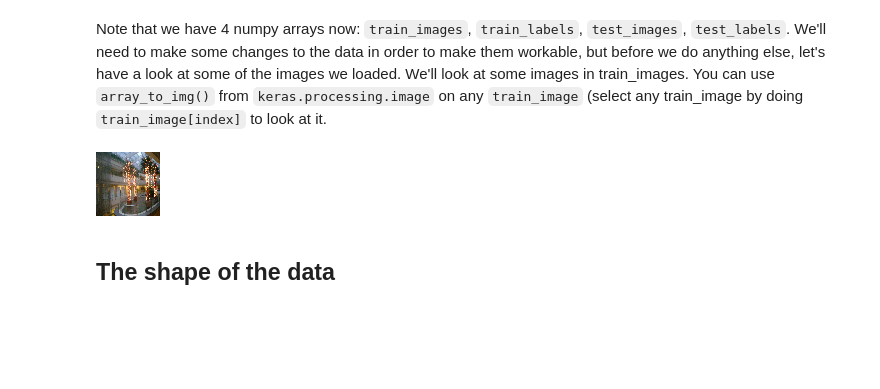
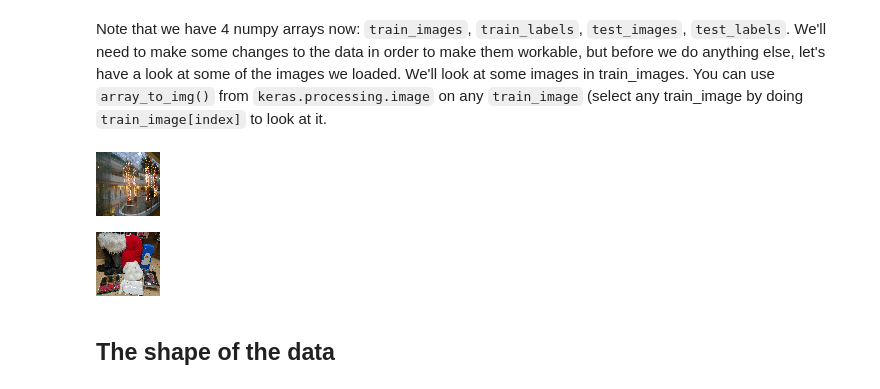
Before and after one commit to BSHaidar/dsc-introduction-to-neural-networks-lab-dc-ds-career-042219, a Jupyter notebook: index.ipynb, the cells around one changed output. Drawn from its saved outputs; the diff is of its cells as text; code cells hidden in the pictures; blank space fills up the shorter version.

```diff
--- a/index.ipynb
+++ b/index.ipynb
@@ -66,7 +66,9 @@ array_to_img(train_images[5])
 [figure]
 # %%
 #Your code here preview a second image
-array_to_img(train_images)
+array_to_img(train_images[-1])
+# %% [output]
+[figure, added]
 # %% [markdown]
 ## The shape of the data
 # %% [markdown]
```
